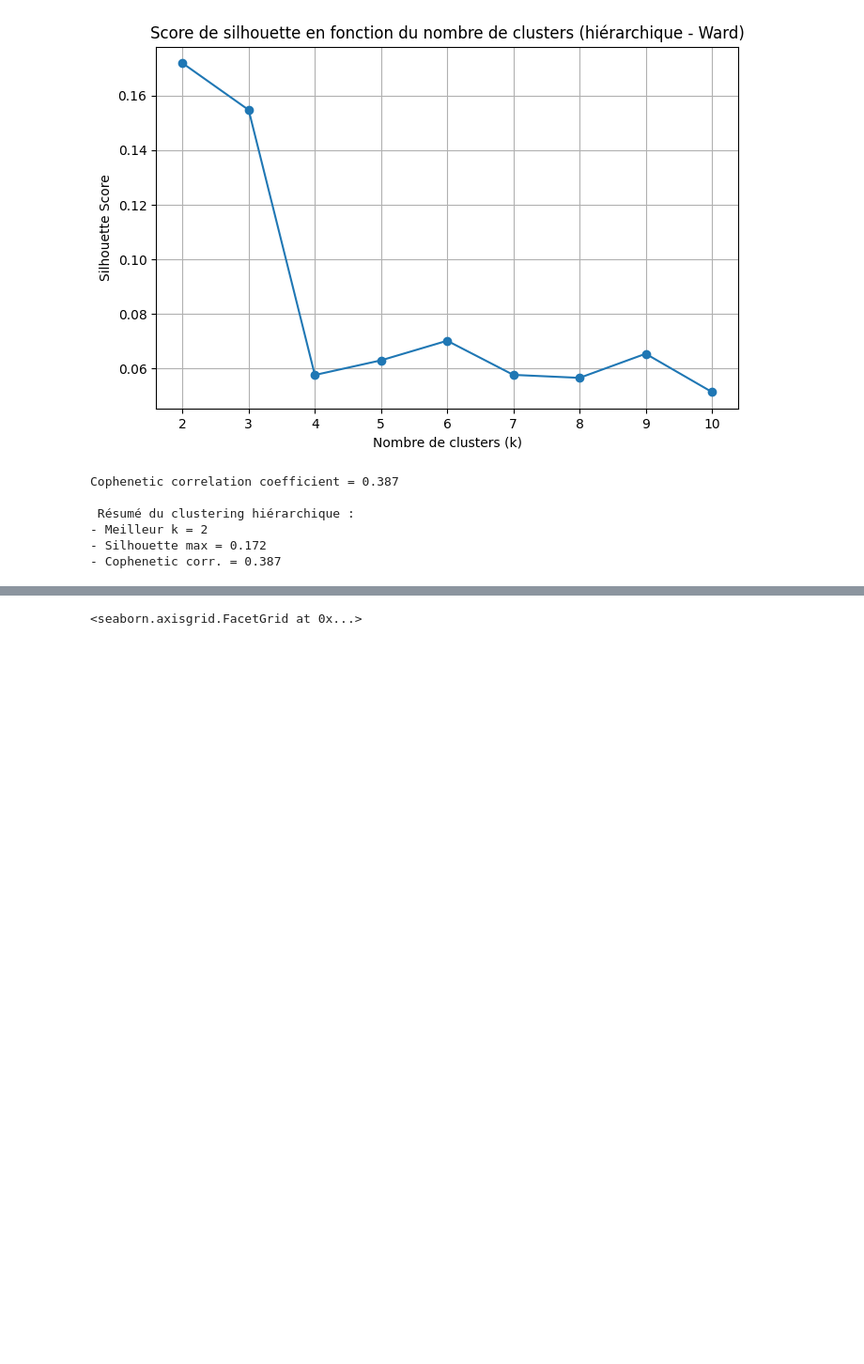
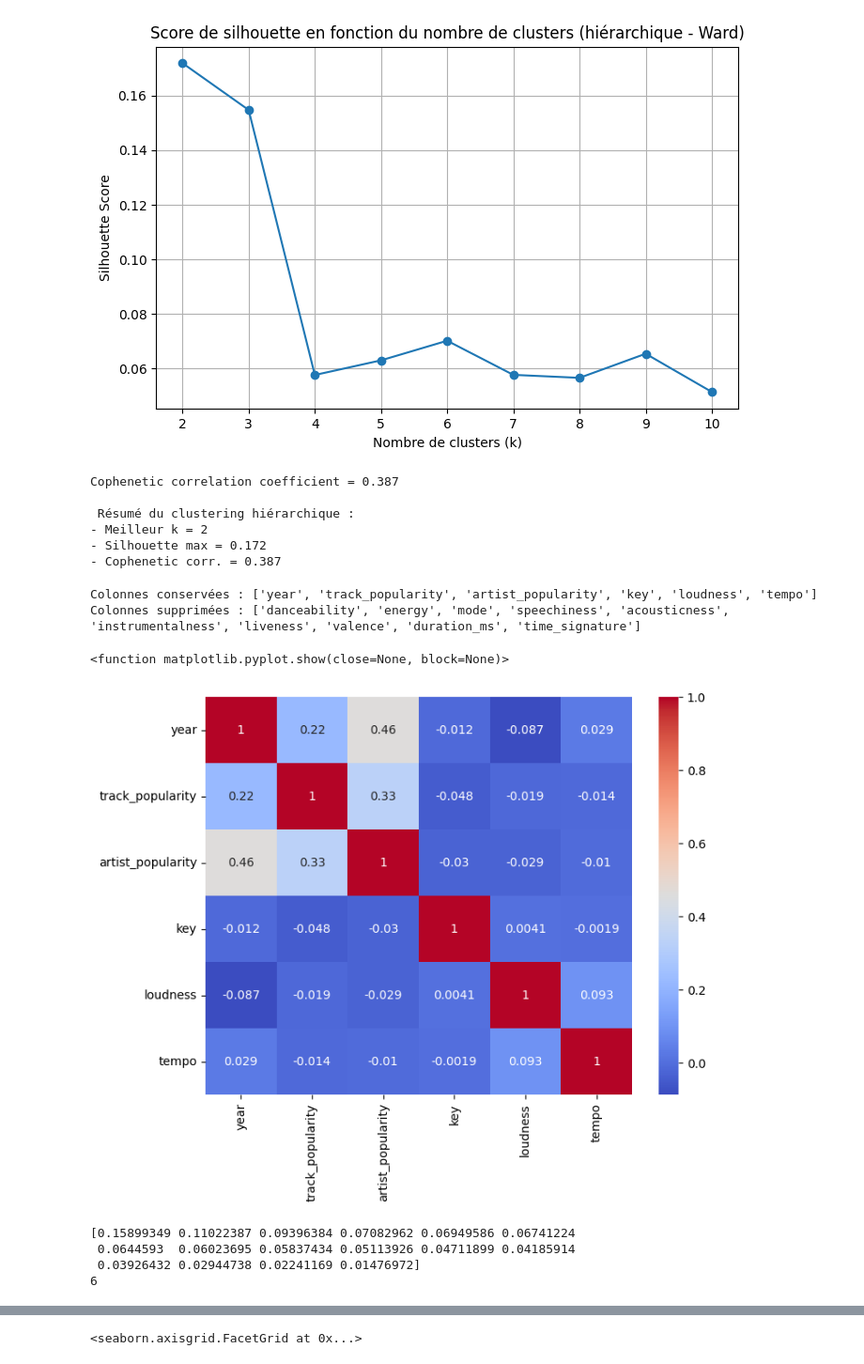
Before and after one commit to fxcollot/SpotifyUnsupervised, a Jupyter notebook: spotify_Louise.ipynb, the cells around one changed output, grey strips where cells are left out. Shown at 94% size. Saved outputs shown, nothing was run; the diff lists cells and outputs as text; code cells hidden in the pictures; blank space fills up the shorter version.

Commit message:
CLustering pas fou again

```diff
--- a/spotify_Louise.ipynb
+++ b/spotify_Louise.ipynb
@@ -515,3 +516,54 @@ Cophenetic correlation coefficient = 0.387
 - Meilleur k = 2
 - Silhouette max = 0.172
 - Cophenetic corr. = 0.387
+# %%
+# Cette fois-ci je ressaie mais en enlevant des variables de variance trop faible
+spotify_2=numeric_df.copy()
+
+selVarianceThreshold = VarianceThreshold(threshold=1)
+spotify_2_Variance= selVarianceThreshold.fit_transform(spotify_2)
+
+# Masque booléen des colonnes conservées
+support_mask = selVarianceThreshold.get_support()
+
+# Colonnes conservées et supprimées
+colonnes_conservees = spotify_2.columns[support_mask]
+colonnes_supprimees = spotify_2.columns[~support_mask]
+
+print("Colonnes conservées :", list(colonnes_conservees))
+print("Colonnes supprimées :", list(colonnes_supprimees))
+
+# Nouveau DataFrame filtré (en gardant les noms de colonnes)
+spotify_2 = spotify_2[colonnes_conservees]
+# %% [output]
+Colonnes conservées : ['year', 'track_popularity', 'artist_popularity', 'key', 'loudness', 'tempo']
+Colonnes supprimées : ['danceability', 'energy', 'mode', 'speechiness', 'acousticness', 'instrumentalness', 'liveness', 'valence', 'duration_ms', 'time_signature']
+# %%
+plt.figure(figsize=(8, 6))
+sns.heatmap(spotify_2.corr(), cmap="coolwarm", annot=True) # les variables ayant coefficient > 0.8 portent souvent la même info
+plt.show
+
+# bcp de problms de corrélation
+# %% [output]
+<function matplotlib.pyplot.show(close=None, block=None)>
+[figure, added]
+# %%
+#Calcul du PCA again
+
+# Etape de standardisation
+scaler = StandardScaler()
+data_scaled_2 = scaler.fit_transform(spotify_2)
+
+pca=PCA()
+spotify_pca_2=pca.fit_transform(data_scaled_2)
+
+explained_variance_2 = pca.explained_variance_ratio_ # pour chaque PC, le pourcentage de variance totale qu'elle explique
+cumulative_variance_2 = np.cumsum(explained_variance_2) # variance totale exprimée par les première k-composantes
+
+print(explained_variance)
+print(np.linalg.matrix_rank(data_scaled_2)) # 6 maintenant
+# %% [output]
+[0.15899349 0.11022387 0.09396384 0.07082962 0.06949586 0.06741224
+ 0.0644593  0.06023695 0.05837434 0.05113926 0.04711899 0.04185914
+ 0.03926432 0.02944738 0.02241169 0.01476972]
+6
```
Also changed, not shown: parts of 6 cells of this notebook.
